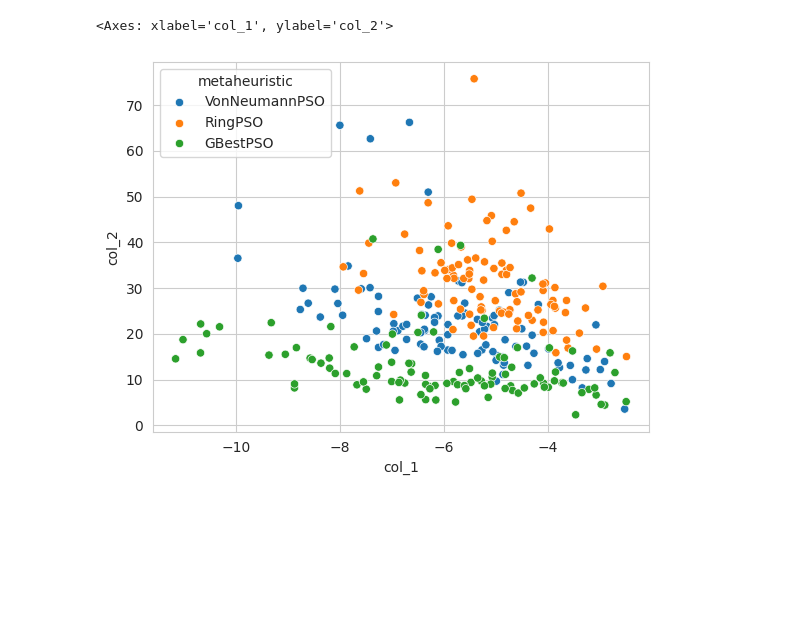
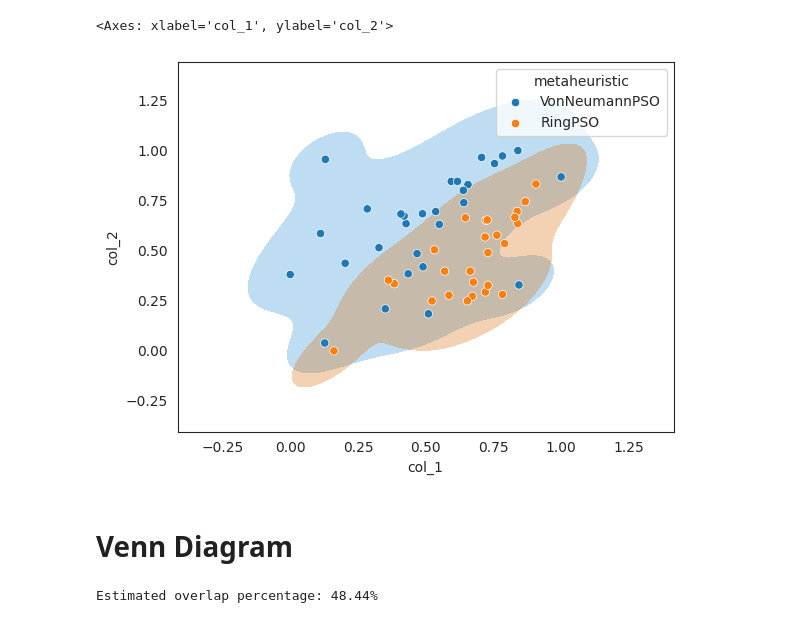
Before and after one commit to runrunLauren/behavioural_benchmarking, a Jupyter notebook: behavioural_benchmark/temp.ipynb, the cells around one changed output. Cells and saved outputs as stored; diff of their text form; code cells hidden in the pictures; blank space fills up the shorter version.

```diff
--- a/behavioural_benchmark/temp.ipynb
+++ b/behavioural_benchmark/temp.ipynb
@@ -36,7 +42,43 @@ vis.cartesian_visualisation(columns=columns, filters=filter, exclude_outliers=Tr
-# %%
-df = results[results['metaheuristic'].isin(metaheuristics)]
-df = df[df['function'] == "Qing"]
-sns.scatterplot(data=df, x='col_1', y='col_2', hue='metaheuristic')
-# %% [output]
-<Axes: xlabel='col_1', ylabel='col_2'>
-[figure, removed]
+# %%
+fig, ax = plt.subplots()
+sns.set_style("white")
+sns.kdeplot(x='col_1', y='col_2', data=prepped_data, hue='metaheuristic', fill=True, alpha=.3, ax=ax, bw_adjust=1, levels=2)
+sns.scatterplot(x='col_1', y='col_2', data=prepped_data, hue='metaheuristic', ax=ax)
+# %% [output]
+<Axes: xlabel='col_1', ylabel='col_2'>
+[figure, added]
+# %% [markdown]
+# Venn Diagram
+# %%
+from sklearn.neighbors import KernelDensity
+
+def overlap():
+
+
+red_points = prepped_data[prepped_data['metaheuristic'] == 'VonNeumannPSO'][columns]
+green_points = prepped_data[prepped_data['metaheuristic'] == 'RingPSO'][columns]
+
+# Fit KDE for both red and green points
+kde_red = KernelDensity()
+kde_red.fit(red_points)
+
+kde_green = KernelDensity()
+kde_green.fit(green_points)
+
+# Evaluate overlap
+# We sample a set of points to estimate the overlap in high-dimensional space
+sample_points = np.vstack((red_points, green_points))
+log_density_red = kde_red.score_samples(sample_points)
+log_density_green = kde_green.score_samples(sample_points)
+
+# Convert log densities to probabilities
+density_red = np.exp(log_density_red)
+density_green = np.exp(log_density_green)
+
+# Calculate overlap
+overlap = np.sum(np.minimum(density_red, density_green)) / np.sum(density_red + density_green)
+overlap_percentage = overlap * 100
+
+print(f"Estimated overlap percentage: {overlap_percentage:.2f}%")
+# %% [output]
+Estimated overlap percentage: 48.44%
```
Also changed, not shown: parts of 8 cells of this notebook, 2 other files.
